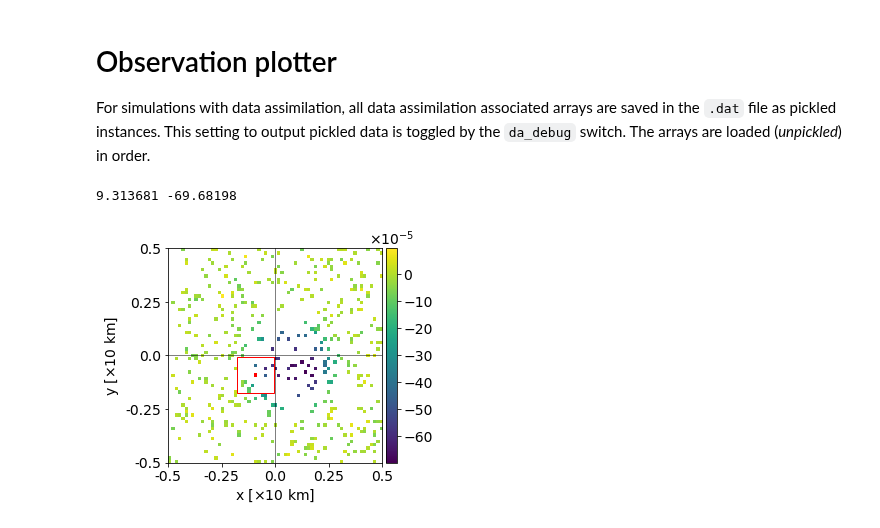
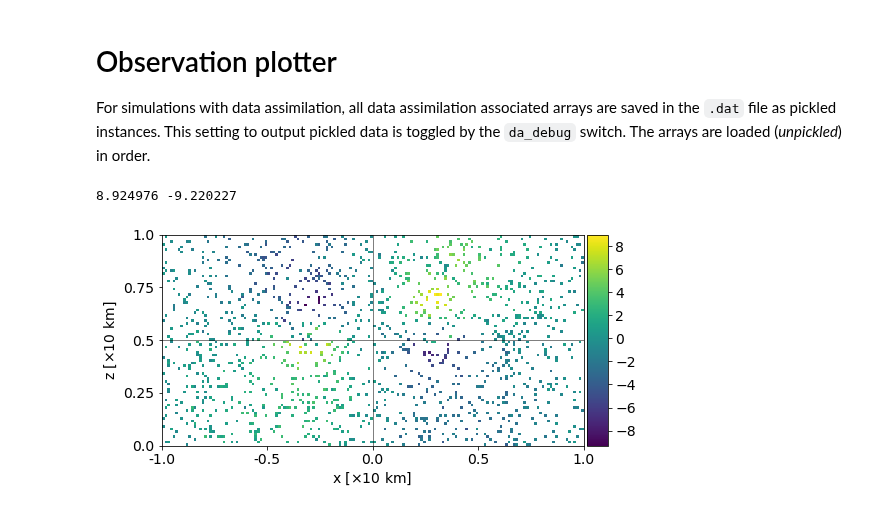
Before and after one commit to ray-chew/pyBELLA, a Jupyter notebook: visualiser_debugger/review_localdab/ic_obs_truth.ipynb, the cells around one changed output. Cells and saved outputs as stored; diff of their text form; code cells hidden in the pictures.

```diff
--- a/visualiser_debugger/review_localdab/ic_obs_truth.ipynb
+++ b/visualiser_debugger/review_localdab/ic_obs_truth.ipynb
@@ -25,13 +25,13 @@ euler = False
 rb = True
 
 # plot rhou?
-rhou = False
+rhou = True
 vortz = False
 pot_temp = False
 exner = False
 
 # plot end time?
-end = True
+end = False
 # %% [markdown]
 # Initial distribution plotter
 # %%
@@ -325,7 +325,7 @@ if swe:
     pl = pt.plotter(pl_lst,ncols=1,figsize=(5,5),sharey=False)
 elif euler:
     x_label = r'x [$\times 10$ km]'
-    y_label = r'y [$\times 10$ km]'
+    y_label = r'z [$\times 10$ km]'
     if rhou:
         x_loc = np.linspace(0,Nx-1,5)
         y_loc = np.linspace(0,Ny-1,5)
@@ -347,7 +347,7 @@ elif euler:
     pl = pt.plotter(pl_lst,ncols=1,figsize=(5,5),sharey=False)
 elif rb:
     x_label = r'x [$\times 10$ km]'
-    y_label = r'y [$\times 10$ km]'
+    y_label = r'z [$\times 10$ km]'
     x_loc = np.linspace(0,Nx-1,5)
     y_loc = np.linspace(0,Ny-1,5)
     x_axs = [-1.0,-0.5,0.0,0.5,1.0]
@@ -479,7 +480,7 @@ if swe:
     pl.set_axes(x_locs=x_loc, y_locs=y_loc, x_axs=x_axs, y_axs=y_axs, x_label=x_label, y_label=y_label, axhline=axhline, axvline=axvline, rects=rects)
 elif euler:
     x_label = r'x [$\times 10$ km]'
-    y_label = r'y [$\times 10$ km]'
+    y_label = r'z [$\times 10$ km]'
     if rhou:
         x_loc = np.linspace(-0.5,Nx-1+0.5,5)
         y_loc = np.linspace(-0.5,Ny-1+0.5,5)
@@ -497,33 +498,33 @@ elif euler:
     else:
         x_loc = np.linspace(-0.5,Nx+0.5,5)
         y_loc = np.linspace(-0.5,Ny+0.5,5)
         x_axs = [-0.5,-0.25,0.0,0.25,0.5]
         y_axs = [-0.5,-0.25,0.0,0.25,0.5]
         axvline = 32
         axhline = 32
         rect0 = patches.Rectangle((25.5,25.5),1.1,1.1,linewidth=1,edgecolor='none',facecolor='red')
         rect = patches.Rectangle((20.5,20.5),11,11,linewidth=1,edgecolor='r',facecolor='none')
         lvls = np.arange(-70,20,10)
         lvls = np.arange(-60,20,10)
         clbl = r'$\times 10^{-5}$'
     rects = [rect0,rect]
     pl.set_axes(x_locs=x_loc, y_locs=y_loc, x_axs=x_axs, y_axs=y_axs, x_label=x_label, y_label=y_label, axhline=axhline, axvline=axvline, rects=rects, cbar_label=clbl)
 elif rb:
     x_label = r'x [$\times 10$ km]'
-    y_label = r'y [$\times 10$ km]'
+    y_label = r'z [$\times 10$ km]'
     x_loc = np.linspace(-0.5,Nx-0.5,5)
     y_loc = np.linspace(-0.5,Ny-0.5,5)
     x_axs = [-1.0,-0.5,0.0,0.5,1.0]
     y_axs = [0.0,0.25,0.5,0.75,1.0]
     axvline = 79.5
     axhline = 39.5
     lvls = np.arange(-10,12.5,2.5)
     lvls = np.arange(-8,10,2)
     pl.set_axes(x_locs=x_loc, y_locs=y_loc, x_axs=x_axs, y_axs=y_axs, x_label=x_label, y_label=y_label, axhline=axhline, axvline=axvline)
 
 _ = pl.plot(aspect='equal',method='imshow',lvls=lvls)
 
 pl.save_fig('./output/obs_%s_%s' %(lbl,attr))
 # %% [output]
-9.313681 -69.68198
+8.924976 -9.220227
-[figure, old version]
+[figure, new version]
```
Also changed, not shown: parts of 2 cells of this notebook, 3 other files.
